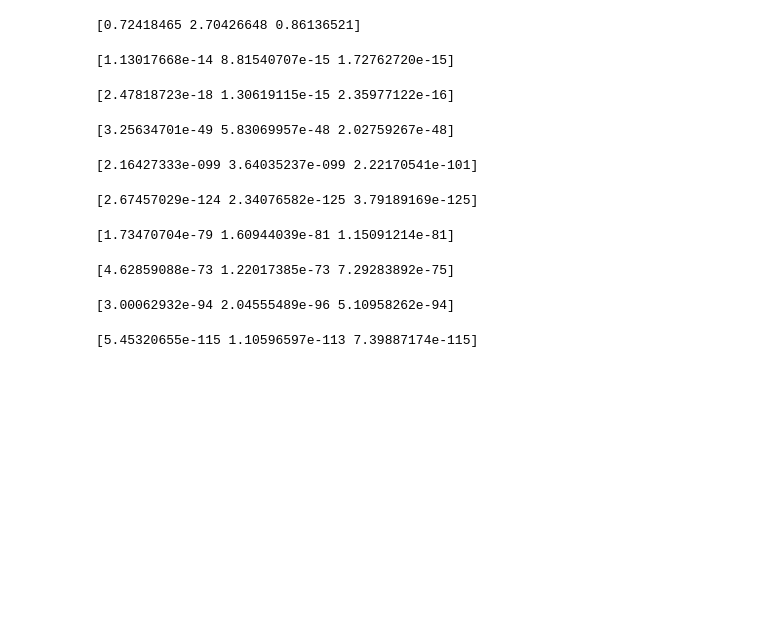
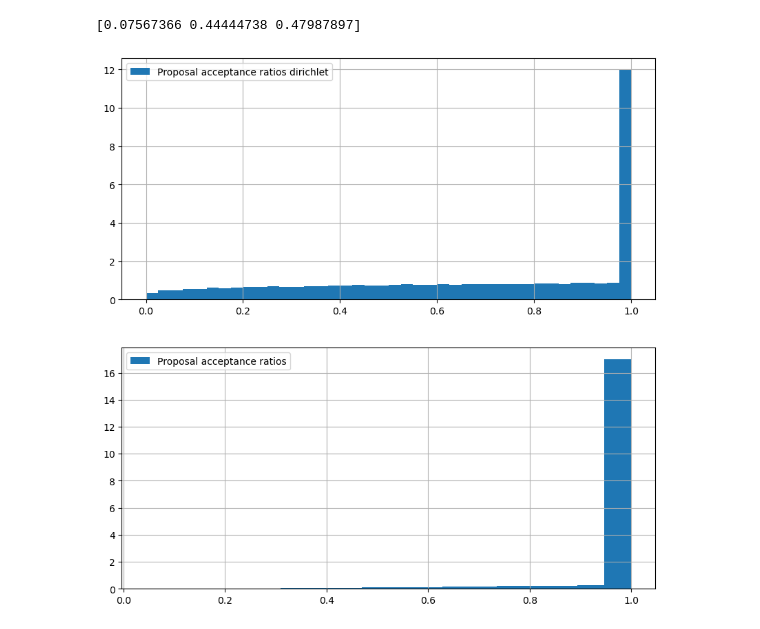
Before and after one commit to marcgrillo/dirichlet, a Jupyter notebook: notebook2.ipynb, the cells around one changed output. Drawn from its saved outputs; the diff is of its cells as text; code cells hidden in the pictures; blank space fills up the shorter version.

```diff
--- a/notebook2.ipynb
+++ b/notebook2.ipynb
@@ -128,24 +129,27 @@ print(xt)
 # %%
-a = 0.5
+a = 5
 alpha = np.ones(n_pars)*a
 
-n = int(1e6)
+n = int(1e5)
 
-#samples = sampling(n, xt, alpha)
-eps = 1
+samples, acp_probs_diri = sampling(n, xt, alpha)
+eps = 3
 each = int(1e5)
-samples2 = sampling2(n, xt, alpha, eps, each)
+samples2, acp_probs = sampling2(n, xt, alpha, eps, each)
 # %% [output]
-[0.72418465 2.70426648 0.86136521]
+[0.07567366 0.44444738 0.47987897]
-[1.13017668e-14 8.81540707e-15 1.72762720e-15]
-[2.47818723e-18 1.30619115e-15 2.35977122e-16]
-[3.25634701e-49 5.83069957e-48 2.02759267e-48]
-[2.16427333e-099 3.64035237e-099 2.22170541e-101]
-[2.67457029e-124 2.34076582e-125 3.79189169e-125]
-[1.73470704e-79 1.60944039e-81 1.15091214e-81]
-[4.62859088e-73 1.22017385e-73 7.29283892e-75]
-[3.00062932e-94 2.04555489e-96 5.10958262e-94]
-[5.45320655e-115 1.10596597e-113 7.39887174e-115]
+# %%
+fig, axs = plt.subplots( 2, figsize = [10,10] )
+axs[0].hist(acp_probs_diri, bins = 'auto', density = True, label = 'Proposal acceptance ratios dirichlet')
+axs[0].grid()
+axs[0].legend()
+axs[1].hist(acp_probs, bins = 'auto', density = True, label = 'Proposal acceptance ratios')
+axs[1].grid()
+axs[1].legend()
+plt.show()
+plt.close()
+# %% [output]
+[figure, added]
 # %%
 anal_x = []
 anal = []
```
Also changed, not shown: parts of 3 cells of this notebook, 4 other files.
